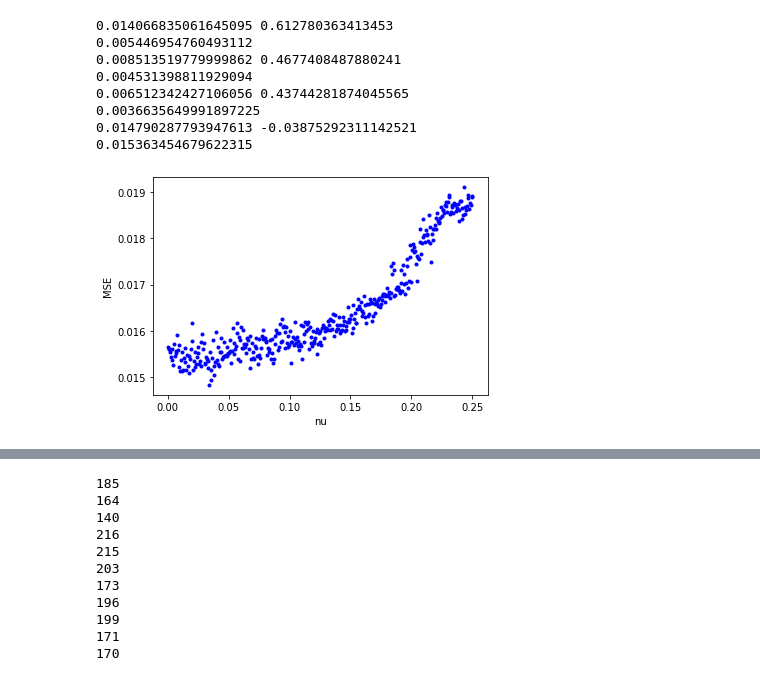
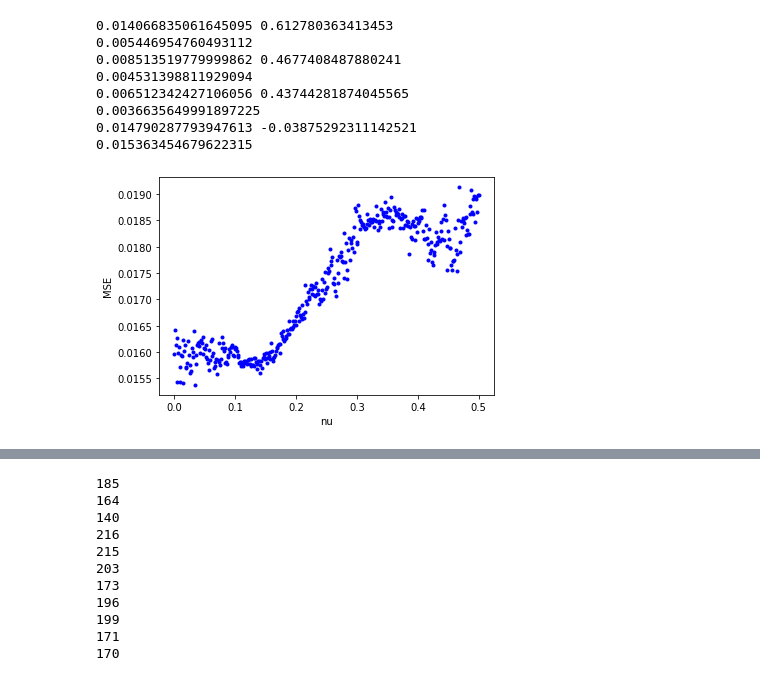
Before and after one commit to AnverK/VK_Graduation, a Jupyter notebook: src/executor.ipynb, the cells around one changed output, grey strips where cells are left out. Drawn from its saved outputs; the diff is of its cells as text; code cells hidden in the pictures.

```diff
--- a/src/executor.ipynb
+++ b/src/executor.ipynb
@@ -214,15 +211,15 @@ for i in range(4):
 # evaluate_regression_model(iv_model, s_features_p, target_feature)
 # %%
 mse = []
-nu_l = np.linspace(0.0001, 0.25, num=400)
+nu_l = np.linspace(0.0001, 0.5, num=400)
 for nu in nu_l:
-    iv_model = InstrumentalVariable(10)
+    iv_model = InstrumentalVariable(90)
     cur_mse = evaluate_model_with_outliers(iv_model, s_features_p, target_feature, nu=nu, n_splits=10)
     mse.append(cur_mse)
 plt.plot(nu_l, mse, 'b.')
 plt.xlabel('nu')
 plt.ylabel('MSE')
 plt.savefig('MSE_nu_dependency.pdf')
 plt.show()
 # %% [output]
-[figure, old version]
+[figure, new version]
```
Also changed, not shown: parts of 3 cells of this notebook, 14 other files.
